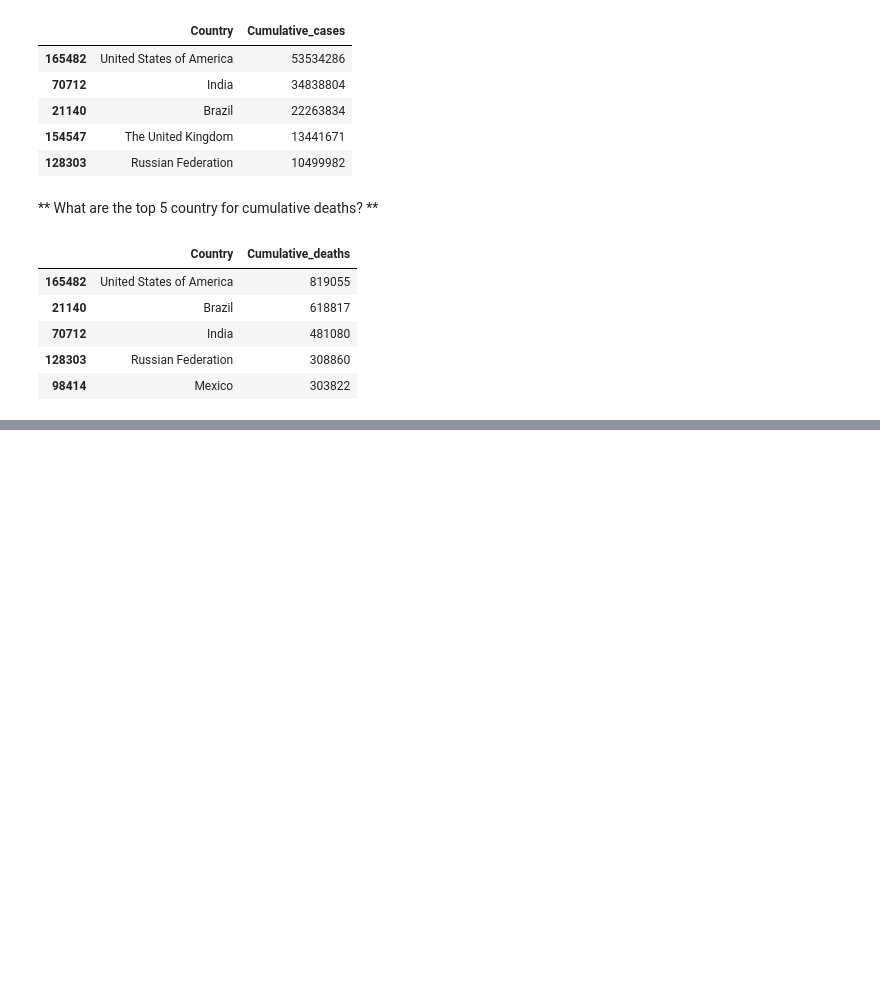
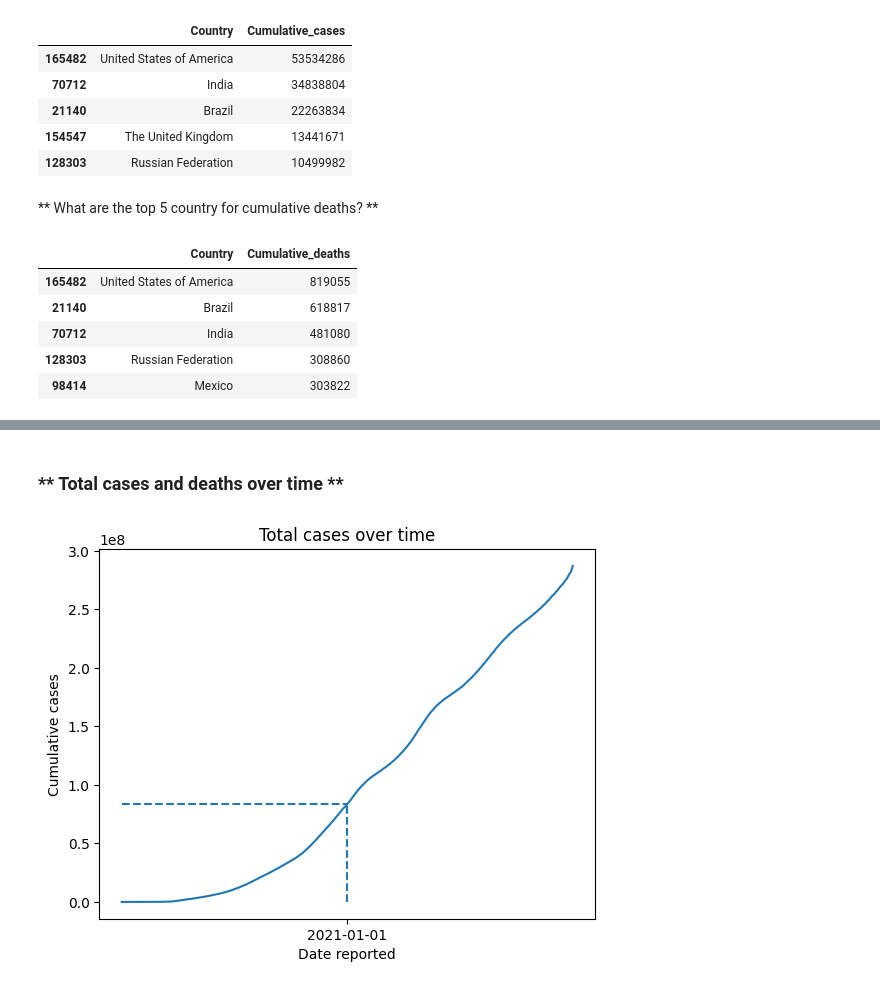
Before and after one commit to wai157/Covid_data_visualization, a Jupyter notebook: data_visualization.ipynb, the cells around one changed output, grey strips where cells are left out. Saved outputs shown, nothing was run; the diff lists cells and outputs as text; code cells hidden in the pictures; blank space fills up the shorter version.

```diff
--- a/data_visualization.ipynb
+++ b/data_visualization.ipynb
@@ -92,0 +97,3 @@ df[df['Date_reported']=='2021-12-31'].sort_values('Cumulative_deaths', ascending
+# %%
+sums = df.groupby('Date_reported').sum()
+sums.info()
@@ -92,0 +112,15 @@ df[df['Date_reported']=='2021-12-31'].sort_values('Cumulative_deaths', ascending
+# %% [markdown]
+### ** Total cases and deaths over time **
+# %%
+sns.lineplot(data=sums, x='Date_reported', y='Cumulative_cases')
+
+plt.title('Total cases over time')
+plt.xlabel('Date reported')
+plt.xticks('2021-01-01')
+plt.vlines(x='2021-01-01', ymin=0, ymax=sums['Cumulative_cases']['2021-01-01'], linestyles='--')
+plt.hlines(y=sums['Cumulative_cases']['2021-01-01'], xmin=df['Date_reported'].min(), xmax='2021-01-01', linestyles='--')
+plt.ylabel('Cumulative cases')
+
+plt.show()
+# %% [output]
+[figure, added]
```
Also changed, not shown: parts of 7 cells of this notebook.
